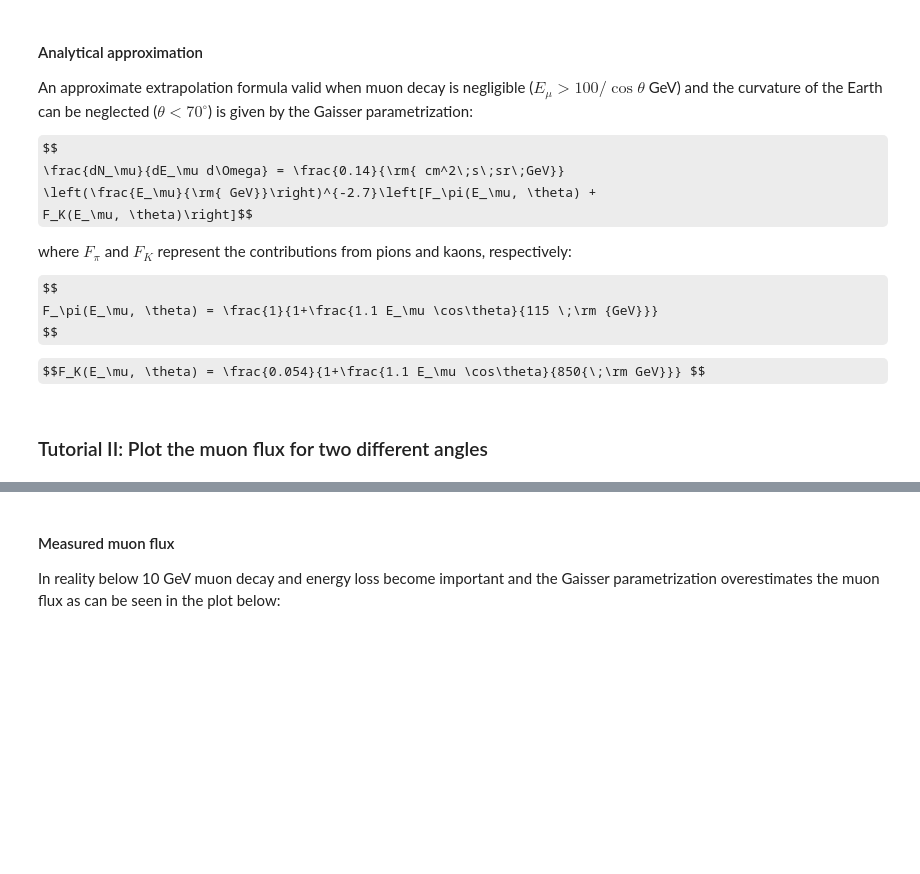
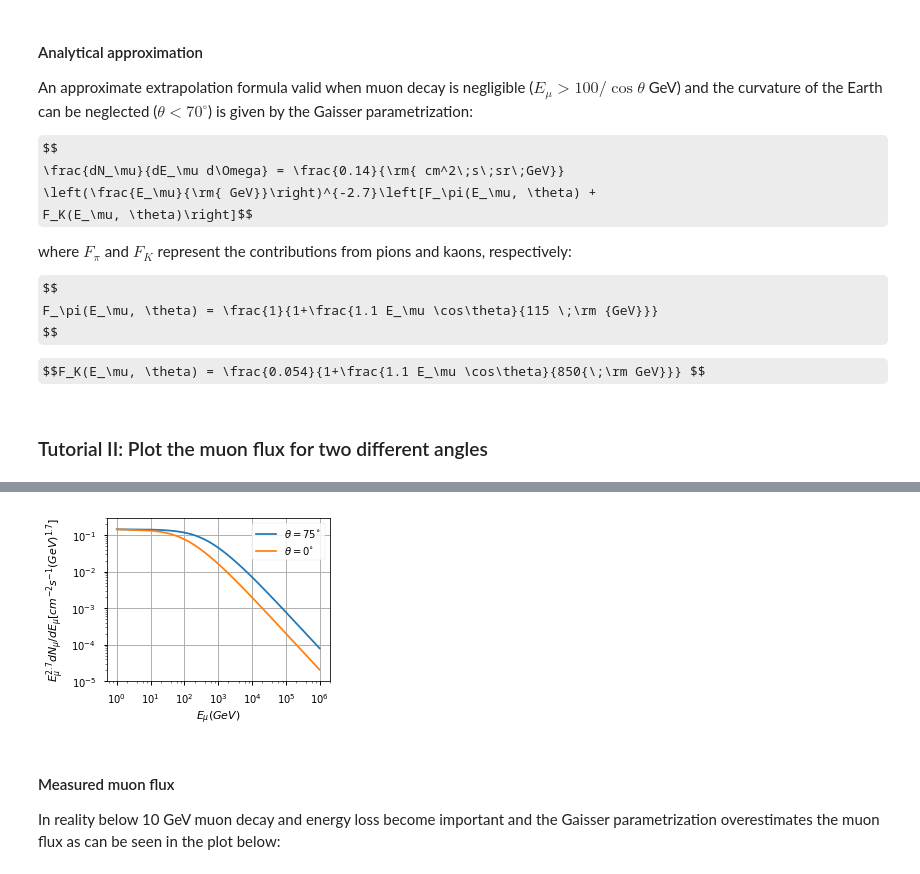
Before and after one commit to zemrude/PHYS-F-467, a Jupyter notebook: PA4.ipynb, the cells around one changed output, grey strips where cells are left out. Cells and saved outputs as stored; diff of their text form; code cells hidden in the pictures; some formulas as TeX source; blank space fills up the shorter version.

```diff
--- a/PA4.ipynb
+++ b/PA4.ipynb
@@ -425,7 +431,7 @@ def muons(cangle, E):
     b = 0.054/(1.+ 1.1*E*cangle/850.)
     return 0.14 *E**-2.7 *(a + b)
 # %%
-fig = plt.figure(figsize=(5,4))
+fig = plt.figure(figsize=(4,3))
 ax = plt.subplot(111)
 ax.set_xscale("log")
 ax.set_yscale("log")
@@ -443,3 +448,4 @@ plt.show()
+[figure, added]
 # %% [markdown]
 #### Measured muon flux
 In reality below 10 GeV muon decay and energy loss become important and the Gaisser parametrization overestimates the muon flux as can be seen in the plot below:
```
Also changed, not shown: parts of 13 cells of this notebook.
